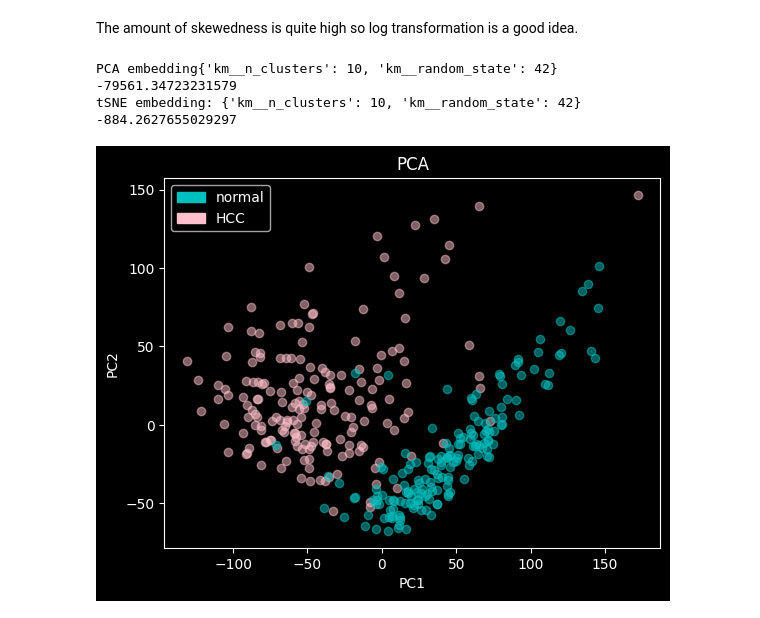
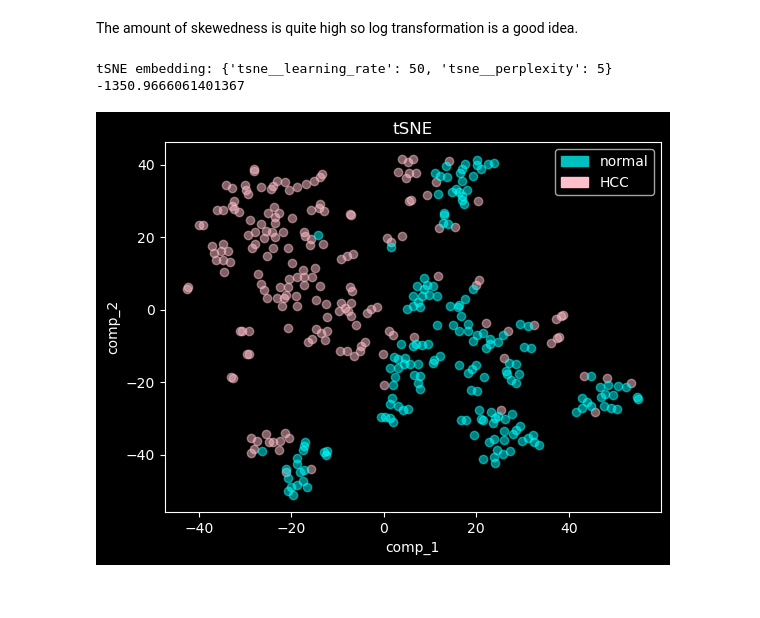
Before and after one commit to Tniemeijer/Data_science_3, a Jupyter notebook: unsupervised/portfolio_assignment_2.ipynb, the cells around one changed output. Cells and saved outputs as stored; diff of their text form; code cells hidden in the pictures.

```diff
--- a/unsupervised/portfolio_assignment_2.ipynb
+++ b/unsupervised/portfolio_assignment_2.ipynb
@@ -106,0 +91,5 @@ TS = tsne.fit_transform(X)
+# %%
+
+prep_pipeline = Pipeline(steps=[('transformer',log_transf),('scaler',sc)])
+
+X = prep_pipeline.fit_transform(X)
@@ -107,51 +124,45 @@ TS = tsne.fit_transform(X)
 # %%
 km = KMeans(n_clusters=2, random_state=42, n_init='auto')
-km_pipeline = Pipeline([('km',km)])
+tsne = TSNETransformer(init='random',learning_rate='auto', random_state = 42)
+tsne_pipeline = Pipeline([("tsne",tsne),('km',km)])
 
 hyperparams = {
-    "km__n_clusters": [2, 3, 4, 5, 6, 8, 10],
-    "km__random_state": [42],
+    "tsne__learning_rate":[50,100,250,500,1000,2000],
+    "tsne__perplexity":[5,6,7,8,9,10,20,30,40,50]
 }
 
 
 # Instantiate the GridSearchCV object with the Pipeline object and parameter grid
-grid_search = GridSearchCV(estimator=km_pipeline, param_grid=hyperparams, cv=10, n_jobs=-1)
+grid_search = GridSearchCV(estimator=tsne_pipeline, param_grid=hyperparams, cv=10, n_jobs=-1)
 
 # Fit the GridSearchCV object to the data
-grid_search.fit(X=PC)
-
-
-# Access the best combination of hyperparameters and the corresponding evaluation metric score
-print(f'PCA embedding{grid_search.best_params_}')
-print(grid_search.best_score_)
-
-grid_search.fit(X=TS)
+grid_search.fit(X=X)
 
 # Access the best combination of hyperparameters and the corresponding evaluation metric score
 print(f'tSNE embedding: {grid_search.best_params_}')
 print(grid_search.best_score_)
 # %% [output]
-PCA embedding{'km__n_clusters': 10, 'km__random_state': 42}
--79561.34723231579
-tSNE embedding: {'km__n_clusters': 10, 'km__random_state': 42}
--884.2627655029297
+tSNE embedding: {'tsne__learning_rate': 50, 'tsne__perplexity': 5}
+-1350.9666061401367
 # %%
-#PCA plot
+#tSNE plot
+import matplotlib.patches as mpatch
 
-y = data["type"]
-color_dict = {'HCC':'pink', 'normal':'c'}
+color_dict = {"normal":'cyan',"HCC":'pink'}
+
+TS = TSNE(n_components=2,learning_rate=50,perplexity=5).fit_transform(X)
 
 fig, ax = plt.subplots()
-for p,color in zip(PC,y):
-    ax.scatter(p[0],p[1],c=color_dict[color], alpha=0.5)
+for t,color in zip(TS,y):
+    ax.scatter(t[0],t[1],c=color_dict[color], alpha=0.5)
 
 cyan_patch = mpatch.Patch(color='c', label='normal')
 red_patch = mpatch.Patch(color='pink', label='HCC')
 
 ax.legend(handles=[cyan_patch,red_patch])
-ax.set_xlabel("PC1")
-ax.set_ylabel("PC2")
-ax.set_title("PCA")
+ax.set_xlabel("comp_1")
+ax.set_ylabel("comp_2")
+ax.set_title("tSNE")
 plt.show()
 # %% [output]
-[figure, old version]
+[figure, new version]
```
Also changed, not shown: parts of 6 cells of this notebook, 1 other file.
